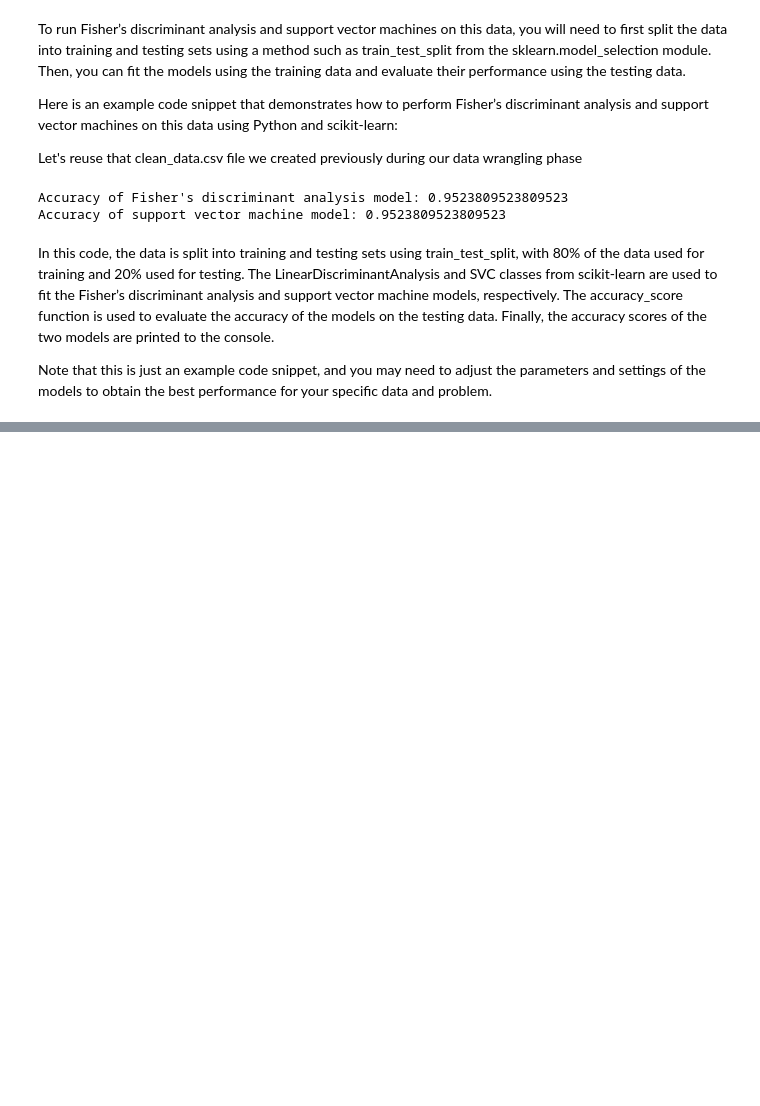
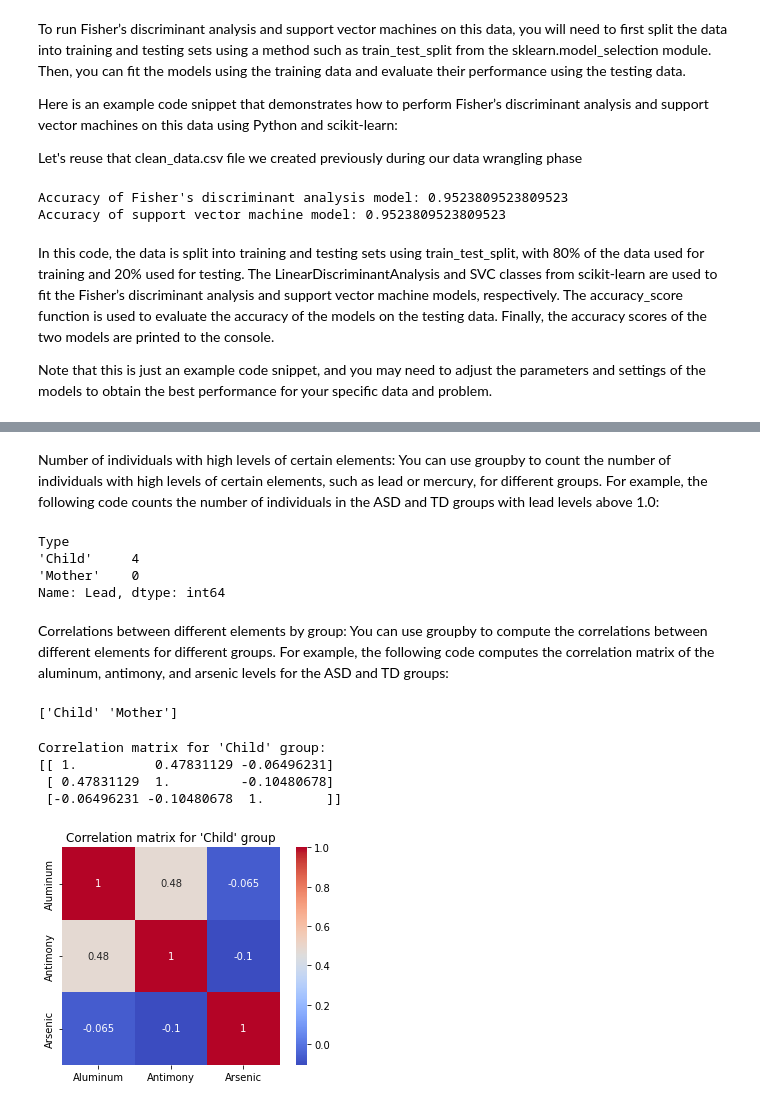
Before and after one commit to samanthawanek/exemplarfinalproject, a Jupyter notebook: Notebooks/Py-Analysis-Notebook.ipynb, the cells around one changed output, grey strips where cells are left out. Drawn from its saved outputs; the diff is of its cells as text; code cells hidden in the pictures; blank space fills up the shorter version.

Commit message:
added Margaret's Groupby Function thoughts

```diff
--- a/Notebooks/Py-Analysis-Notebook.ipynb
+++ b/Notebooks/Py-Analysis-Notebook.ipynb
@@ -532,0 +539,2 @@ Note that this is just an example code snippet, and you may need to adjust the p
+# %%
+clean_data2 = pd.read_csv("../Data/clean_data.csv")
@@ -532,0 +549,49 @@ Note that this is just an example code snippet, and you may need to adjust the p
+# %% [markdown]
+Number of individuals with high levels of certain elements: You can use groupby to count the number of individuals with high levels of certain elements, such as lead or mercury, for different groups. For example, the following code counts the number of individuals in the ASD and TD groups with lead levels above 1.0:
+# %%
+clean_data2.groupby('Type')['Lead'].apply(lambda x: (x > 1.0).sum())
+# %% [output]
+Type
+'Child'     4
+'Mother'    0
+Name: Lead, dtype: int64
+# %% [markdown]
+Correlations between different elements by group: You can use groupby to compute the correlations between different elements for different groups. For example, the following code computes the correlation matrix of the aluminum, antimony, and arsenic levels for the ASD and TD groups:
+# %%
+# Replace single quotes in 'Type' column
+clean_data2['Type'] = clean_data2['Type'].str.replace("'", "")
+
+# Print unique values in 'Type' column
+print(clean_data2['Type'].unique())
+# %% [output]
+['Child' 'Mother']
+# %%
+# Compute correlation matrix for aluminum, antimony, and arsenic levels by group
+elements = ['Aluminum', 'Antimony', 'Arsenic']
+corr_matrix = clean_data2.groupby('Type')[elements].corr()
+
+# Select correlation matrix for 'Child' group
+corr_child = corr_matrix.loc['Child', elements].values
+
+# Print correlation matrix
+print("Correlation matrix for 'Child' group:")
+print(corr_child)
+# %% [output]
+Correlation matrix for 'Child' group:
+[[ 1.          0.47831129 -0.06496231]
+ [ 0.47831129  1.         -0.10480678]
+ [-0.06496231 -0.10480678  1.        ]]
+# %%
+# Compute correlation matrix for aluminum, antimony, and arsenic levels by group
+elements = ['Aluminum', 'Antimony', 'Arsenic']
+corr_matrix = clean_data2.groupby('Type')[elements].corr()
+
+# Select correlation matrix for 'Child' group
+corr_child = corr_matrix.loc['Child', elements]
+
+# Plot correlation matrix
+sns.heatmap(corr_child, cmap='coolwarm', annot=True, square=True)
+plt.title("Correlation matrix for 'Child' group")
+plt.show()
+# %% [output]
+[figure, added]
```
Also changed, not shown: parts of 4 cells of this notebook.
